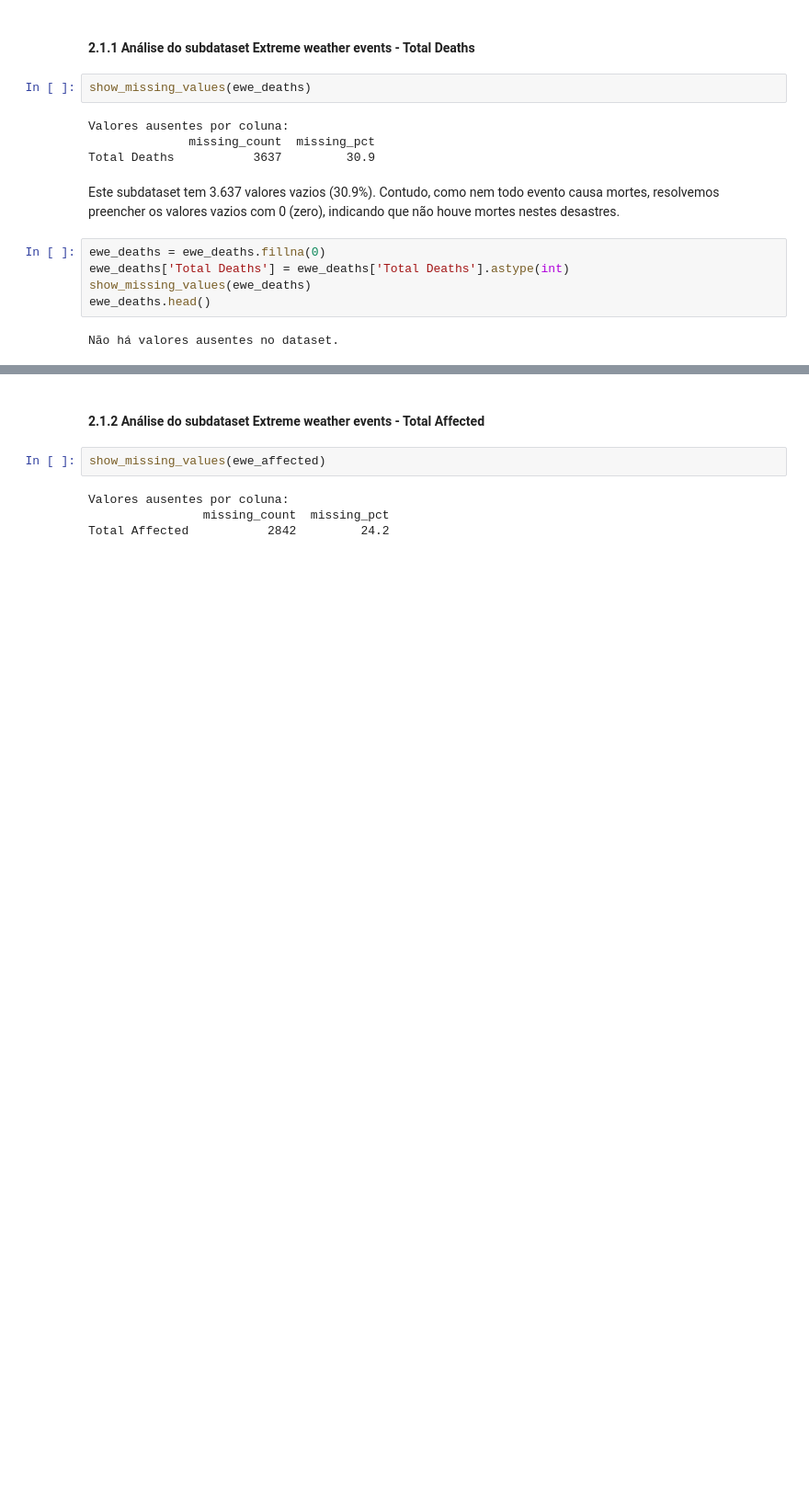
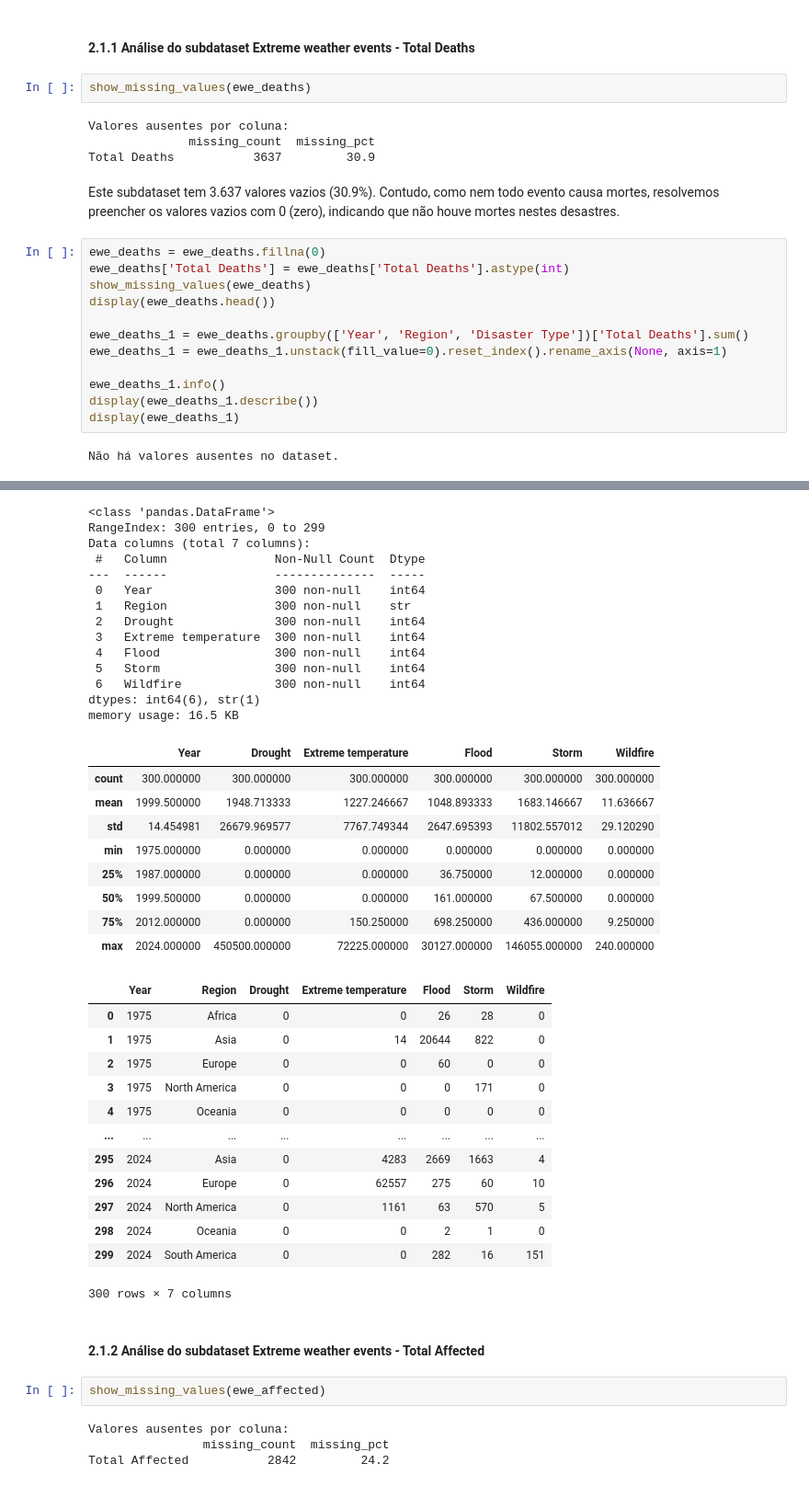
Before and after one commit to felipesabbado/2026-IPS-vd-project, a Jupyter notebook: notebooks/analysis.ipynb, the cells around one changed output, grey strips where cells are left out. Shown at 92% size. Cells and saved outputs as stored; diff of their text form; blank space fills up the shorter version.

```diff
--- a/notebooks/analysis.ipynb
+++ b/notebooks/analysis.ipynb
@@ -166,16 +207,59 @@ Este subdataset tem 3.637 valores vazios (30.9%). Contudo, como nem todo evento
 # %%
 ewe_deaths = ewe_deaths.fillna(0)
 ewe_deaths['Total Deaths'] = ewe_deaths['Total Deaths'].astype(int)
 show_missing_values(ewe_deaths)
-ewe_deaths.head()
+display(ewe_deaths.head())
+
+ewe_deaths_1 = ewe_deaths.groupby(['Year', 'Region', 'Disaster Type'])['Total Deaths'].sum()
+ewe_deaths_1 = ewe_deaths_1.unstack(fill_value=0).reset_index().rename_axis(None, axis=1)
+
+ewe_deaths_1.info()
+display(ewe_deaths_1.describe())
+display(ewe_deaths_1)
 # %% [output]
 Não há valores ausentes no dataset.
 |  | Year | Disaster Type | Region | Total Deaths |
 | 0 | 1975 | Flood | Africa | 0 |
 | 1 | 1975 | Flood | Asia | 239 |
 | 2 | 1975 | Storm | Africa | 7 |
 | 3 | 1975 | Storm | Oceania | 0 |
 | 4 | 1975 | Flood | Africa | 1 |
+<class 'pandas.DataFrame'>
+RangeIndex: 300 entries, 0 to 299
+Data columns (total 7 columns):
+ #   Column               Non-Null Count  Dtype
+---  ------               --------------  -----
+ 0   Year                 300 non-null    int64
+ 1   Region               300 non-null    str
+ 2   Drought              300 non-null    int64
+ 3   Extreme temperature  300 non-null    int64
+ 4   Flood                300 non-null    int64
+ 5   Storm                300 non-null    int64
+ 6   Wildfire             300 non-null    int64
+dtypes: int64(6), str(1)
+memory usage: 16.5 KB
+|  | Year | Drought | Extreme temperature | Flood | Storm | Wildfire |
+| count | 300.000000 | 300.000000 | 300.000000 | 300.000000 | 300.000000 | 300.000000 |
+| mean | 1999.500000 | 1948.713333 | 1227.246667 | 1048.893333 | 1683.146667 | 11.636667 |
+| std | 14.454981 | 26679.969577 | 7767.749344 | 2647.695393 | 11802.557012 | 29.120290 |
+| min | 1975.000000 | 0.000000 | 0.000000 | 0.000000 | 0.000000 | 0.000000 |
+| 25% | 1987.000000 | 0.000000 | 0.000000 | 36.750000 | 12.000000 | 0.000000 |
+| 50% | 1999.500000 | 0.000000 | 0.000000 | 161.000000 | 67.500000 | 0.000000 |
+| 75% | 2012.000000 | 0.000000 | 150.250000 | 698.250000 | 436.000000 | 9.250000 |
+| max | 2024.000000 | 450500.000000 | 72225.000000 | 30127.000000 | 146055.000000 | 240.000000 |
+|  | Year | Region | Drought | Extreme temperature | Flood | Storm | Wildfire |
+| 0 | 1975 | Africa | 0 | 0 | 26 | 28 | 0 |
+| 1 | 1975 | Asia | 0 | 14 | 20644 | 822 | 0 |
+| 2 | 1975 | Europe | 0 | 0 | 60 | 0 | 0 |
+| 3 | 1975 | North America | 0 | 0 | 0 | 171 | 0 |
+| 4 | 1975 | Oceania | 0 | 0 | 0 | 0 | 0 |
+| ... | ... | ... | ... | ... | ... | ... | ... |
+| 295 | 2024 | Asia | 0 | 4283 | 2669 | 1663 | 4 |
+| 296 | 2024 | Europe | 0 | 62557 | 275 | 60 | 10 |
+| 297 | 2024 | North America | 0 | 1161 | 63 | 570 | 5 |
+| 298 | 2024 | Oceania | 0 | 0 | 2 | 1 | 0 |
+| 299 | 2024 | South America | 0 | 0 | 282 | 16 | 151 |
+300 rows × 7 columns
 # %% [markdown]
 #### 2.1.2 Análise do subdataset **Extreme weather events - Total Affected**
 # %%
```
Also changed, not shown: parts of 19 cells of this notebook, 12 other files.
